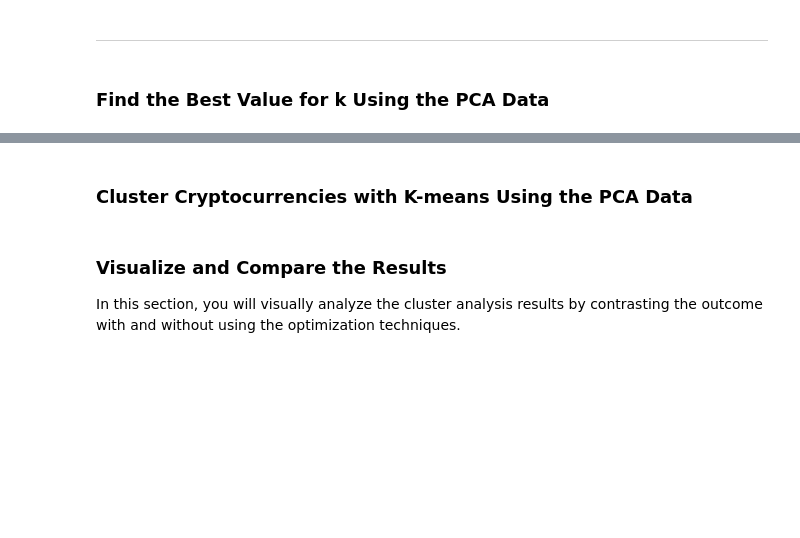
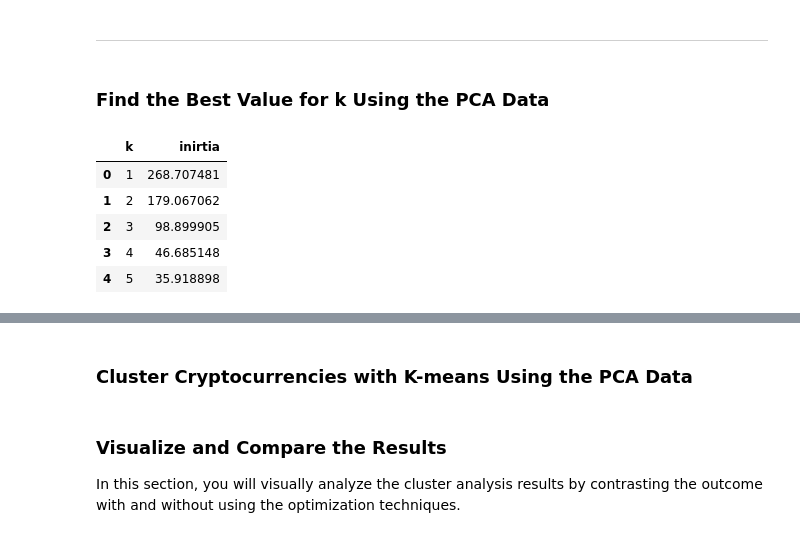
Before and after one commit to cwolf1424/Crypto_Clustering, a Jupyter notebook: Crypto_Clustering.ipynb, the cells around one changed output, grey strips where cells are left out. Saved outputs shown, nothing was run; the diff lists cells and outputs as text; code cells hidden in the pictures; blank space fills up the shorter version.

```diff
--- a/Crypto_Clustering.ipynb
+++ b/Crypto_Clustering.ipynb
@@ -239,19 +261,35 @@ trans_mkt_df_copy.hvplot.scatter(
 ### Find the Best Value for k Using the PCA Data
 # %%
 # Create a list with the number of k-values from 1 to 11
+pca_k_range = range(1,11)
 # %%
 # Create an empty list to store the inertia values
-
+pca_k_inertia = []
 
 # Create a for loop to compute the inertia with each possible value of k
-# Inside the loop:
-# 1. Create a KMeans model using the loop counter for the n_clusters
-# 2. Fit the model to the data using `df_market_data_pca`
-# 3. Append the model.inertia_ to the inertia list
+for k in pca_k_range:
+    # 1. Create a KMeans model using the loop counter for the n_clusters
+    test_model = KMeans(n_clusters=k)
+    # 2. Fit the model to the data using `df_market_data_scaled`
+    test_model.fit(pca_df)
+    # 3. Append the model.inertia_ to the inertia list
+    pca_k_inertia.append(test_model.inertia_)
 # %%
 # Create a dictionary with the data to plot the Elbow curve
+pca_k_dict = {"k":pca_k_range, "inirtia":pca_k_inertia}
 
 # Create a DataFrame with the data to plot the Elbow curve
+pca_k_df = pd.DataFrame(pca_k_dict)
+
+# Display the Dataframe
+pca_k_df.head()
+# %% [output]
+|  | k | inirtia |
+| 0 | 1 | 268.707481 |
+| 1 | 2 | 179.067062 |
+| 2 | 3 | 98.899905 |
+| 3 | 4 | 46.685148 |
+| 4 | 5 | 35.918898 |
 # %%
 # Plot a line chart with all the inertia values computed with
 # the different values of k to visually identify the optimal value for k.
```
Also changed, not shown: parts of 7 cells of this notebook, 1 other file.
